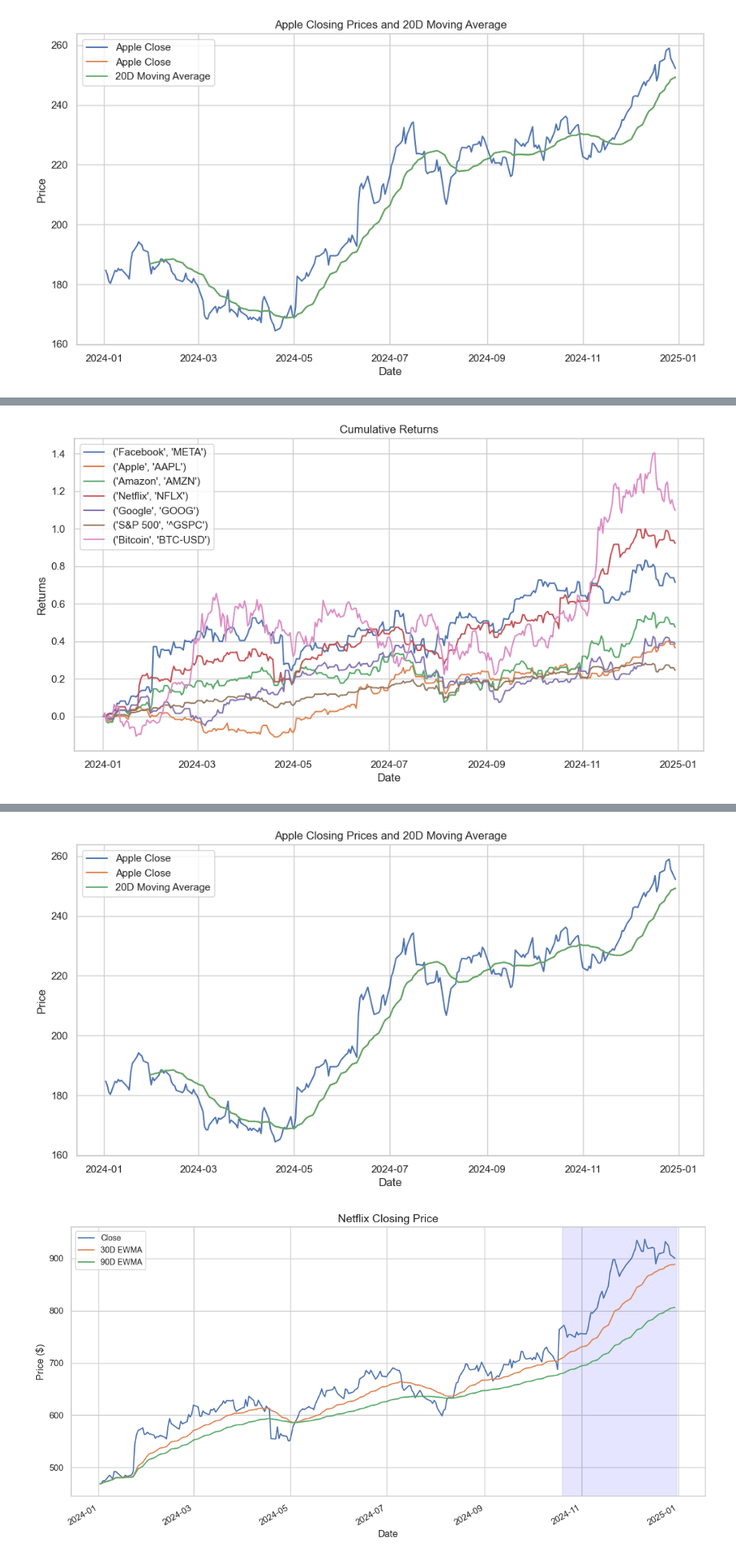
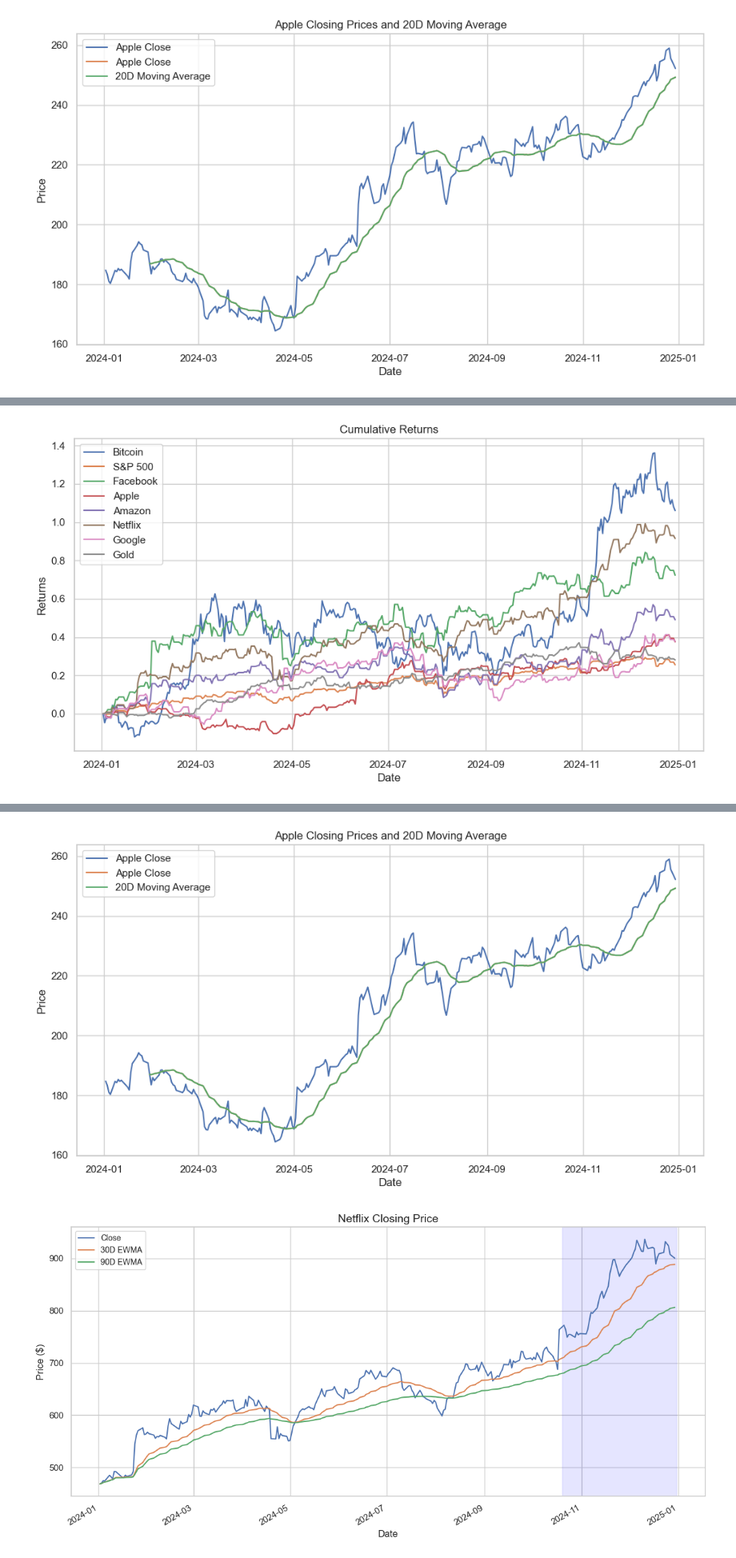
Before and after one commit to alanmossinger/Financial_Analysis, a Jupyter notebook: Financial_Analysis_MADS.ipynb, the cells around one changed output, grey strips where cells are left out. Shown at 80% size. Cells and saved outputs as stored; diff of their text form; code cells hidden in the pictures.

```diff
--- a/Financial_Analysis_MADS.ipynb
+++ b/Financial_Analysis_MADS.ipynb
@@ -157,3 +244,15 @@ all_assets = group_stocks(
+# %%
+# Define file names for all datasets
+file_names = {
+    "Amazon": "AMZN_cleaned.csv",
+    "Apple": "AAPL_cleaned.csv",
+    "Bitcoin": "BTC-USD_cleaned.csv",
+    "Facebook": "META_cleaned.csv",
+    "Google": "GOOG_cleaned.csv",
+    "Netflix": "NFLX_cleaned.csv",
+    "S&P 500": "GSPC_cleaned.csv",
+    "Gold": "GC_F_cleaned.csv"
+}
 # %%
 # Example function for support and resistance visualization
 def support_and_resistance(data, title='Support and Resistance Example'):
@@ -700,27 +990,6 @@ See the caveats in the documentation: https://pandas.pydata.org/pandas-docs/stab
   stock_data[f'{window}D_MA'] = stock_data.rolling(window=window).mean()
 [figure]
 # %%
-# Define the date range for fetching data
-start_date = '2024-01-01'
-end_date = '2024-12-31'
-
-# Fetch data using yfinance
-def fetch_stock_data(ticker):
-    """
-    Fetches historical stock data for a given ticker symbol using yfinance.
-    Returns a DataFrame with the fetched data.
-    """
-    return download(ticker, start=start_date, end=end_date)
-
-# Get FAANG and market data
-fb_data = fetch_stock_data('META')
-aapl_data = fetch_stock_data('AAPL')
-amzn_data = fetch_stock_data('AMZN')
-nflx_data = fetch_stock_data('NFLX')
-goog_data = fetch_stock_data('GOOG')
-sp500_data = fetch_stock_data('^GSPC')
-bitcoin_data = fetch_stock_data('BTC-USD')
-
 # Group stocks into DataFrames
 def group_stocks(stock_dict):
     """
@@ -729,31 +998,35 @@ def group_stocks(stock_dict):
     """
     return pd.concat({key: stock['Close'] for key, stock in stock_dict.items()}, axis=1)
 
-faang_data = group_stocks({
-    'Facebook': fb_data,
-    'Apple': aapl_data,
-    'Amazon': amzn_data,
-    'Netflix': nflx_data,
-    'Google': goog_data
+# Create FAANG portfolio
+faang = group_stocks({
+    'Facebook': meta,
+    'Apple': aapl,
+    'Amazon': amzn,
+    'Netflix': nflx,
+    'Google': goog
 })
 
-faang_sp500_data = group_stocks({
-    'Facebook': fb_data,
-    'Apple': aapl_data,
-    'Amazon': amzn_data,
-    'Netflix': nflx_data,
-    'Google': goog_data,
-    'S&P 500': sp500_data
+# Create FAANG + Gold portfolio
+faang_gold = group_stocks({
+    'Facebook': meta,
+    'Apple': aapl,
+    'Amazon': amzn,
+    'Netflix': nflx,
+    'Google': goog,
+    'Gold': gold
 })
 
-all_assets_data = group_stocks({
-    'Facebook': fb_data,
-    'Apple': aapl_data,
-    'Amazon': amzn_data,
-    'Netflix': nflx_data,
-    'Google': goog_data,
-    'S&P 500': sp500_data,
-    'Bitcoin': bitcoin_data
+# Create All Assets portfolio
+all_assets = group_stocks({
+    'Bitcoin': bitcoin,
+    'S&P 500': sp500,
+    'Facebook': meta,
+    'Apple': aapl,
+    'Amazon': amzn,
+    'Netflix': nflx,
+    'Google': goog,
+    'Gold': gold
 })
 
 # Functions for calculating returns
@@ -769,7 +1042,7 @@ def calculate_cumulative_returns(data):
 # Plotting
 def plot_cumulative_returns(data):
     """Plots cumulative returns for the given data."""
-    cumulative_returns = calculate_cumulative_returns(data)
+    cumulative_returns = calculate_cumulative_returns(all_assets)
 
     plt.figure(figsize=(12, 6))
     for col in cumulative_returns.columns:
@@ -813,7 +1086,7 @@ plot_cumulative_returns(all_assets_data)
 
 # Compare cumulative returns across groups
 plot_grouped_cumulative_returns(faang_data, faang_sp500_data, all_assets_data,
-                                 labels=["FAANG", "FAANG + S&P 500", "FAANG + S&P 500 + Bitcoin"])
+                                 labels=["FAANG", "FAANG + S&P 500 + GOLD", "FAANG + S&P 500 + Bitcoin + GOLD"])
 
 plot_moving_averages(faang_data, 'Apple')
 # %% [output]
@@ -827 +1093 @@ plot_moving_averages(faang_data, 'Apple')
-[figure, old version]
+[figure, new version]
```
Also changed, not shown: parts of 24 cells of this notebook.
